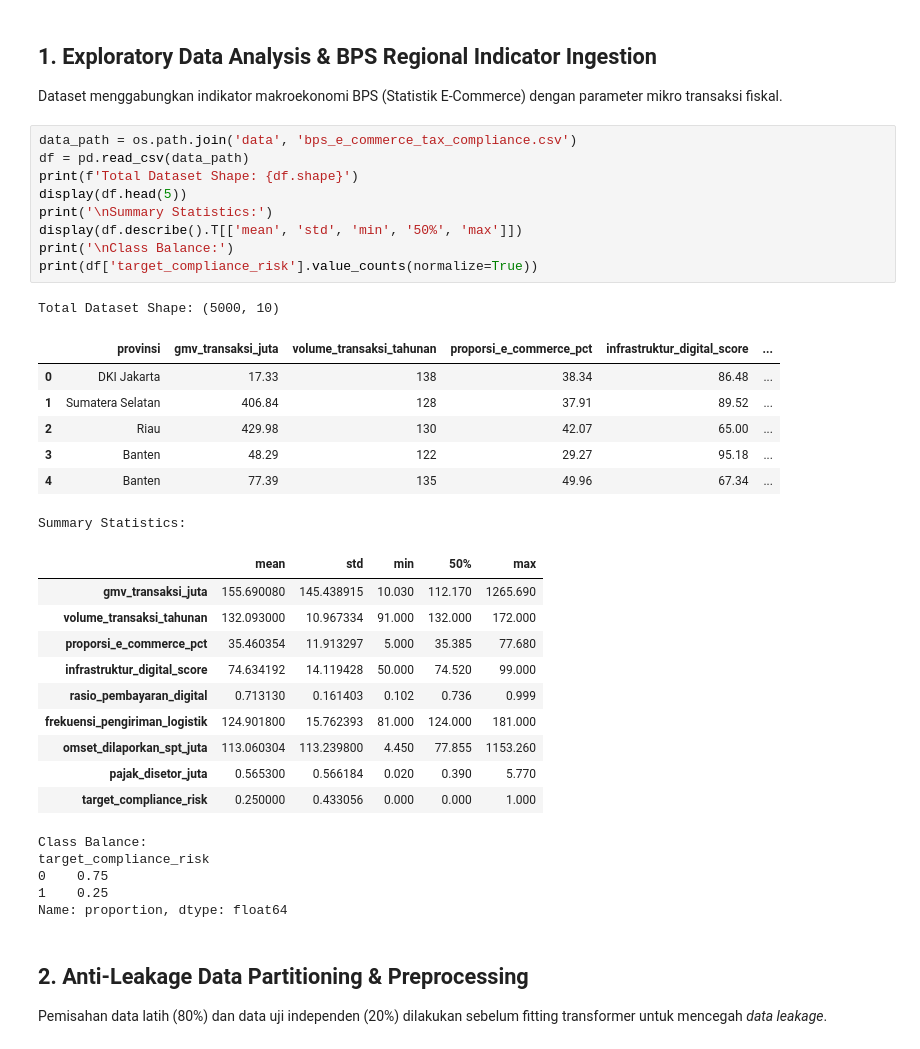
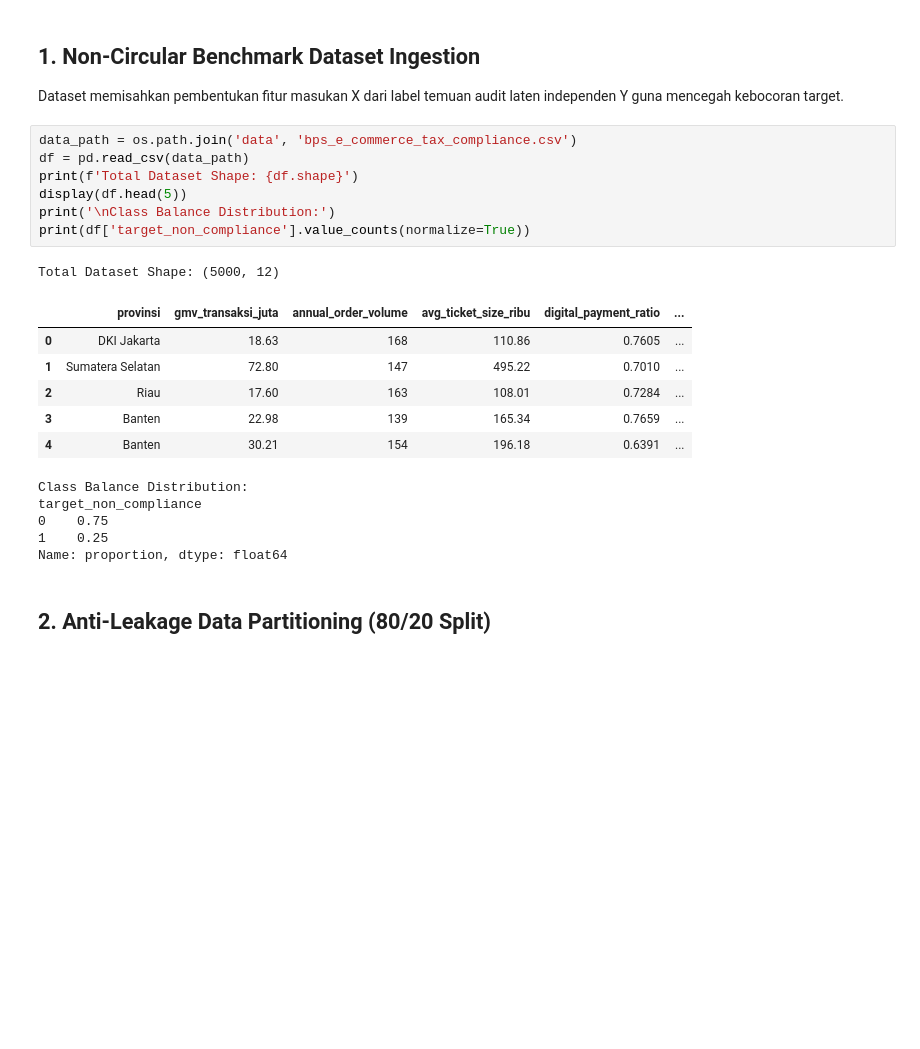
Before and after one commit to izamrosiawan/tax-compliance-automl, a Jupyter notebook: notebook.ipynb, the cells around one changed output. Cells and saved outputs as stored; diff of their text form; blank space fills up the shorter version.

Commit message:
docs: compile and execute live outputs for updated benchmark notebook

```diff
--- a/notebook.ipynb
+++ b/notebook.ipynb
@@ -35,42 +35,27 @@ Dependencies loaded successfully. Deterministic SEED=42 set.
-# %% [markdown]
-## 1. Exploratory Data Analysis & BPS Regional Indicator Ingestion
-
-Dataset menggabungkan indikator makroekonomi BPS (Statistik E-Commerce) dengan parameter mikro transaksi fiskal.
+# %% [markdown]
+## 1. Non-Circular Benchmark Dataset Ingestion
+
+Dataset memisahkan pembentukan fitur masukan X dari label temuan audit laten independen Y guna mencegah kebocoran target.
 # %%
 data_path = os.path.join('data', 'bps_e_commerce_tax_compliance.csv')
 df = pd.read_csv(data_path)
 print(f'Total Dataset Shape: {df.shape}')
 display(df.head(5))
-print('\nSummary Statistics:')
-display(df.describe().T[['mean', 'std', 'min', '50%', 'max']])
-print('\nClass Balance:')
-print(df['target_compliance_risk'].value_counts(normalize=True))
+print('\nClass Balance Distribution:')
+print(df['target_non_compliance'].value_counts(normalize=True))
 # %% [output]
-Total Dataset Shape: (5000, 10)
+Total Dataset Shape: (5000, 12)
-|  | provinsi | gmv_transaksi_juta | volume_transaksi_tahunan | proporsi_e_commerce_pct | infrastruktur_digital_score | ... |
-| 0 | DKI Jakarta | 17.33 | 138 | 38.34 | 86.48 | ... |
-| 1 | Sumatera Selatan | 406.84 | 128 | 37.91 | 89.52 | ... |
-| 2 | Riau | 429.98 | 130 | 42.07 | 65.00 | ... |
-| 3 | Banten | 48.29 | 122 | 29.27 | 95.18 | ... |
-| 4 | Banten | 77.39 | 135 | 49.96 | 67.34 | ... |
+|  | provinsi | gmv_transaksi_juta | annual_order_volume | avg_ticket_size_ribu | digital_payment_ratio | ... |
+| 0 | DKI Jakarta | 18.63 | 168 | 110.86 | 0.7605 | ... |
+| 1 | Sumatera Selatan | 72.80 | 147 | 495.22 | 0.7010 | ... |
+| 2 | Riau | 17.60 | 163 | 108.01 | 0.7284 | ... |
+| 3 | Banten | 22.98 | 139 | 165.34 | 0.7659 | ... |
+| 4 | Banten | 30.21 | 154 | 196.18 | 0.6391 | ... |
-Summary Statistics:
+Class Balance Distribution:
+target_non_compliance
+0    0.75
+1    0.25
+Name: proportion, dtype: float64
-|  | mean | std | min | 50% | max |
-| gmv_transaksi_juta | 155.690080 | 145.438915 | 10.030 | 112.170 | 1265.690 |
-| volume_transaksi_tahunan | 132.093000 | 10.967334 | 91.000 | 132.000 | 172.000 |
-| proporsi_e_commerce_pct | 35.460354 | 11.913297 | 5.000 | 35.385 | 77.680 |
-| infrastruktur_digital_score | 74.634192 | 14.119428 | 50.000 | 74.520 | 99.000 |
-| rasio_pembayaran_digital | 0.713130 | 0.161403 | 0.102 | 0.736 | 0.999 |
-| frekuensi_pengiriman_logistik | 124.901800 | 15.762393 | 81.000 | 124.000 | 181.000 |
-| omset_dilaporkan_spt_juta | 113.060304 | 113.239800 | 4.450 | 77.855 | 1153.260 |
-| pajak_disetor_juta | 0.565300 | 0.566184 | 0.020 | 0.390 | 5.770 |
-| target_compliance_risk | 0.250000 | 0.433056 | 0.000 | 0.000 | 1.000 |
-Class Balance:
-target_compliance_risk
-0    0.75
-1    0.25
-Name: proportion, dtype: float64
 # %% [markdown]
-## 2. Anti-Leakage Data Partitioning & Preprocessing
-
-Pemisahan data latih (80%) dan data uji independen (20%) dilakukan sebelum fitting transformer untuk mencegah *data leakage*.
+## 2. Anti-Leakage Data Partitioning (80/20 Split)
 # %%
```
Also changed, not shown: parts of 14 cells of this notebook.
